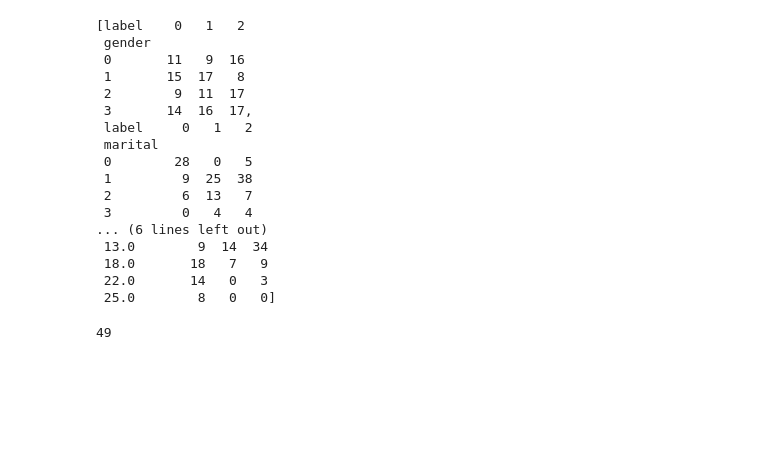
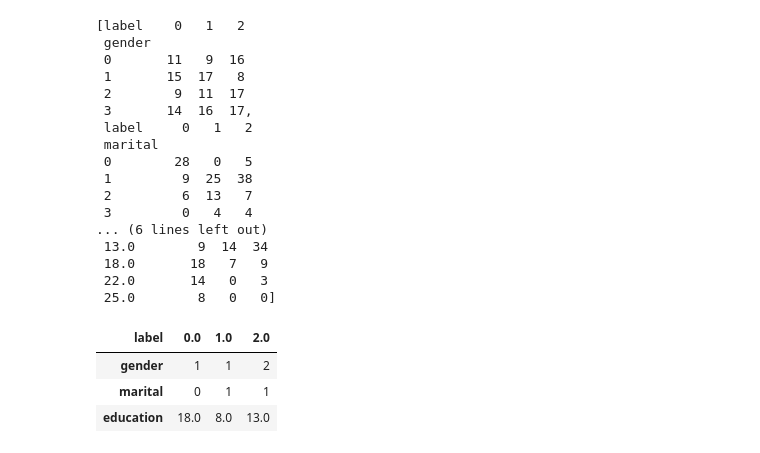
Before and after one commit to fede2500/E_healthProject, a Jupyter notebook: main/dataanalysis/quickcheck.ipynb, the cells around one changed output. Cells and saved outputs as stored; diff of their text form; code cells hidden in the pictures; blank space fills up the shorter version.

```diff
--- a/main/dataanalysis/quickcheck.ipynb
+++ b/main/dataanalysis/quickcheck.ipynb
@@ -194,5 +194,17 @@ catcontingencytables
  22.0       14   0   3
  25.0        8   0   0]
 # %%
+# creating the summary of the various clusters using the mode
+cluster0 = completedata[completedata['label'] == 0].mode().iloc[0]
+cluster1 = completedata[completedata['label'] == 1].mode().iloc[0]
+cluster2 = completedata[completedata['label'] == 2].mode().iloc[0]
+
+clusterdata = pd.concat([cluster0, cluster1, cluster2], axis = 1).transpose()
+clusterdata = clusterdata.set_index('label')
+catcluster = clusterdata[catcols].transpose()
+catcluster
 # %% [output]
-49
+| label | 0.0 | 1.0 | 2.0 |
+| gender | 1 | 1 | 2 |
+| marital | 0 | 1 | 1 |
+| education | 18.0 | 8.0 | 13.0 |
```
